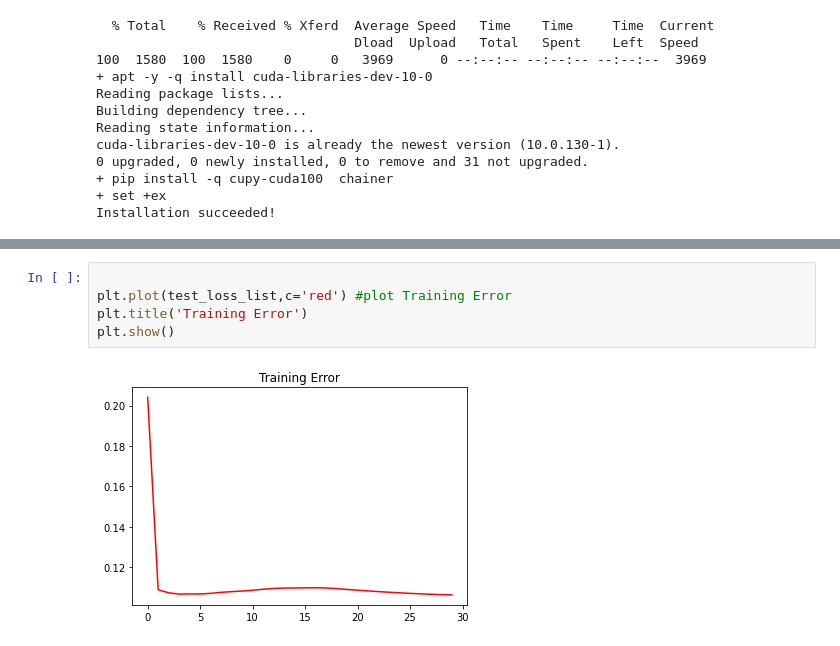
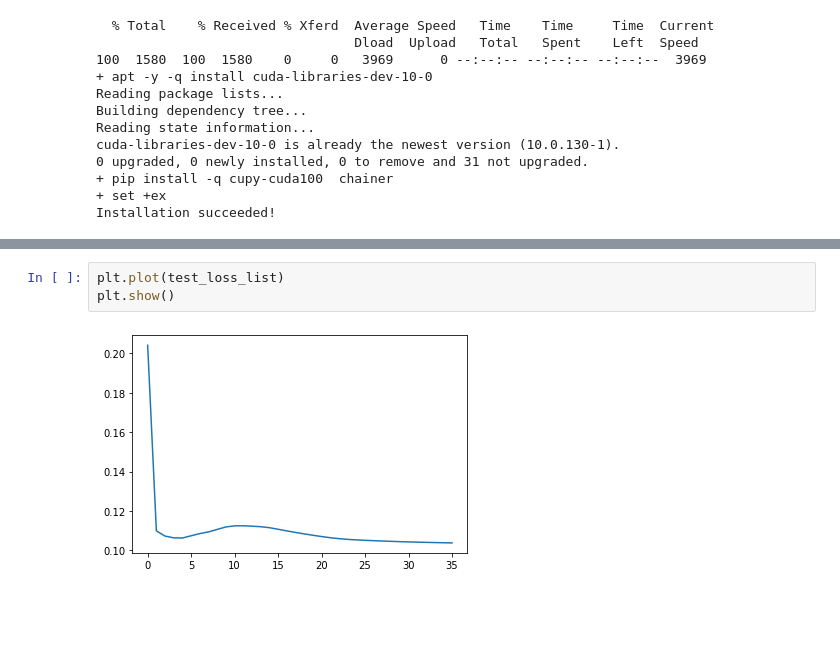
Before and after one commit to CJavaPython/AssignmentFolder, a Jupyter notebook: Assignment09/Assignment09.ipynb, the cells around one changed output, grey strips where cells are left out. Saved outputs shown, nothing was run; the diff lists cells and outputs as text; blank space fills up the shorter version.

```diff
--- a/Assignment09/Assignment09.ipynb
+++ b/Assignment09/Assignment09.ipynb
@@ -290,10 +298,8 @@ plt.show()
-# %%
-
-plt.plot(test_loss_list,c='red') #plot Training Error
-plt.title('Training Error')
-plt.show()
-# %% [output]
-[figure, removed]
+# %%
+plt.plot(test_loss_list)
+plt.show()
+# %% [output]
+[figure, added]
 # %%
 print(test_accuracy_list[len(test_accuracy_list) - 1])
 # %% [output]
```
Also changed, not shown: parts of 27 cells of this notebook.
